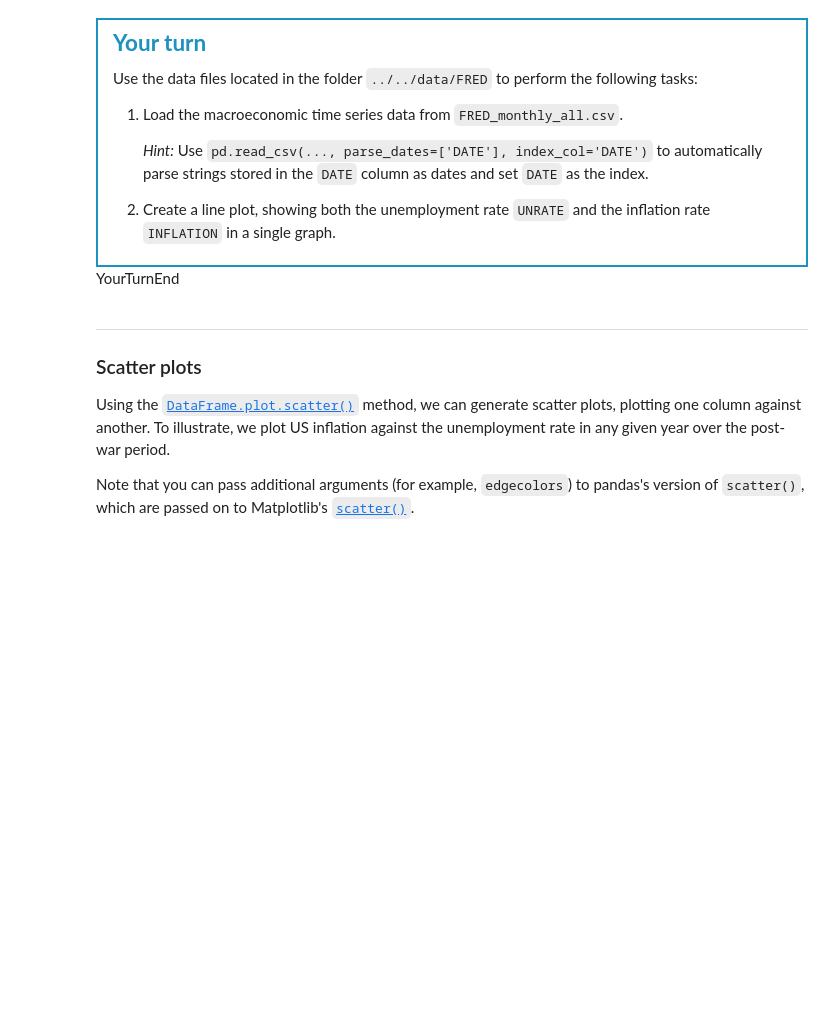
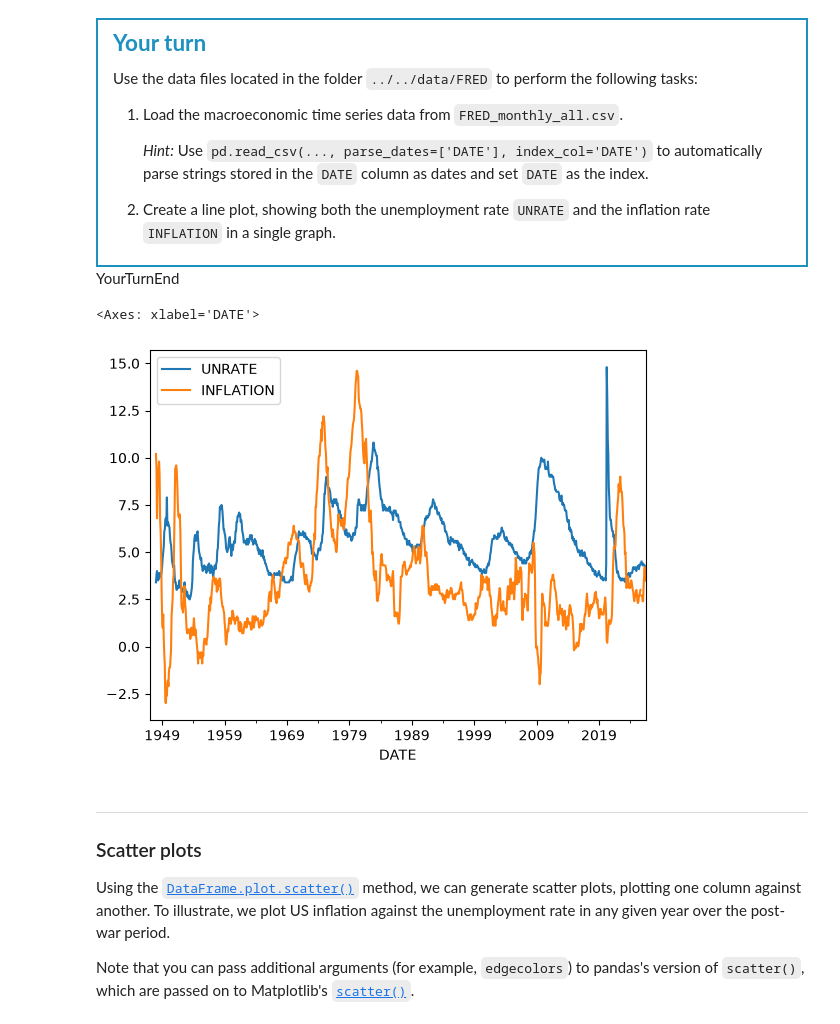
Before and after one commit to fet-jakob/MY-TECH2-H26, a Jupyter notebook: lectures/lecture3/lecture3_JFV.ipynb, the cells around one changed output. Cells and saved outputs as stored; diff of their text form; code cells hidden in the pictures; blank space fills up the shorter version.

```diff
--- a/lectures/lecture3/lecture3_JFV.ipynb
+++ b/lectures/lecture3/lecture3_JFV.ipynb
@@ -937,7 +934,19 @@ Use the data files located in the folder `../../data/FRED` to perform the follow
 # %%
 file = f'{DATA_PATH}/FRED/FRED_monthly_all.csv'
 
-df = pd.read_csv(file, parse_dates=['DATE'], index_col='DATE')
+df = pd.read_csv(file, sep=',', parse_dates=['DATE'], index_col='DATE')
+
+
+
+#date = df.index('DAT
+#unrate = df['UNRATE']
+#inflation = df['INFLATION']
+
+
+df.plot(y=['UNRATE', 'INFLATION'])
+# %% [output]
+<Axes: xlabel='DATE'>
+[figure, added]
 # %% [markdown]
 ***
 ### Scatter plots
```
Also changed, not shown: parts of 4 cells of this notebook, 2 other files.
